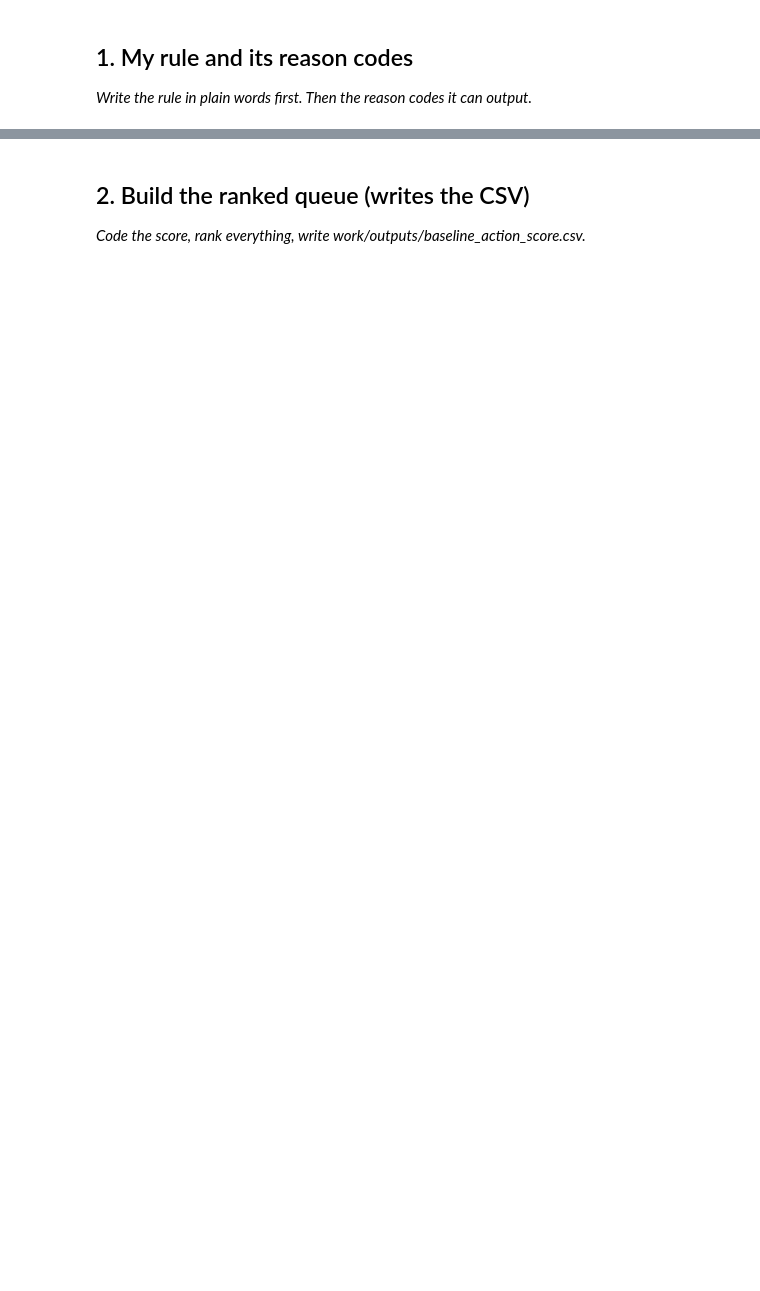
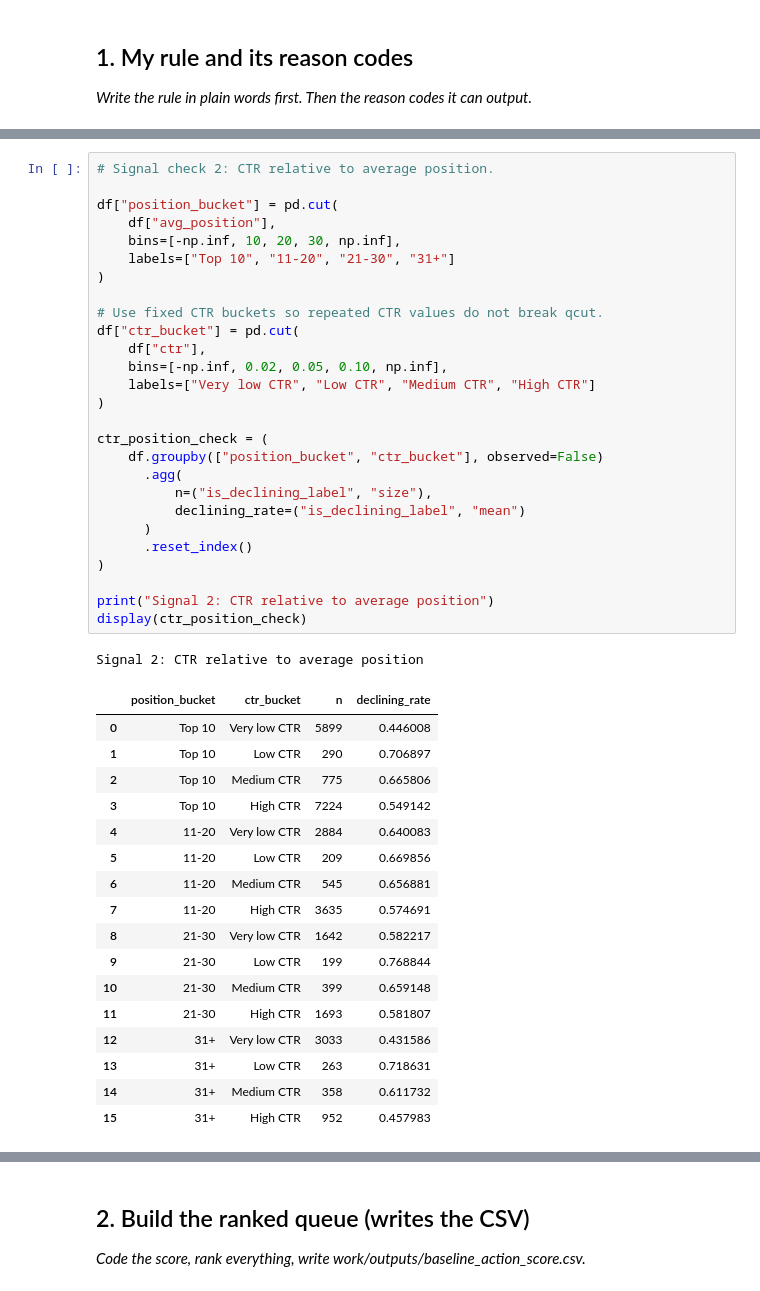
Before and after one commit to deeepanshchandra/flyrank-aiml-internship, a Jupyter notebook: work/notebooks/w04_baseline_score.ipynb, the cells around one changed output, grey strips where cells are left out. Drawn from its saved outputs; the diff is of its cells as text; blank space fills up the shorter version.

```diff
--- a/work/notebooks/w04_baseline_score.ipynb
+++ b/work/notebooks/w04_baseline_score.ipynb
@@ -15,0 +94,46 @@ This skeleton is yours to fill. Work the sections **in order** — each one has
+# %%
+# Signal check 2: CTR relative to average position.
+
+df["position_bucket"] = pd.cut(
+    df["avg_position"],
+    bins=[-np.inf, 10, 20, 30, np.inf],
+    labels=["Top 10", "11-20", "21-30", "31+"]
+)
+
+# Use fixed CTR buckets so repeated CTR values do not break qcut.
+df["ctr_bucket"] = pd.cut(
+    df["ctr"],
+    bins=[-np.inf, 0.02, 0.05, 0.10, np.inf],
+    labels=["Very low CTR", "Low CTR", "Medium CTR", "High CTR"]
+)
+
+ctr_position_check = (
+    df.groupby(["position_bucket", "ctr_bucket"], observed=False)
+      .agg(
+          n=("is_declining_label", "size"),
+          declining_rate=("is_declining_label", "mean")
+      )
+      .reset_index()
+)
+
+print("Signal 2: CTR relative to average position")
+display(ctr_position_check)
+# %% [output]
+Signal 2: CTR relative to average position
+|  | position_bucket | ctr_bucket | n | declining_rate |
+| 0 | Top 10 | Very low CTR | 5899 | 0.446008 |
+| 1 | Top 10 | Low CTR | 290 | 0.706897 |
+| 2 | Top 10 | Medium CTR | 775 | 0.665806 |
+| 3 | Top 10 | High CTR | 7224 | 0.549142 |
+| 4 | 11-20 | Very low CTR | 2884 | 0.640083 |
+| 5 | 11-20 | Low CTR | 209 | 0.669856 |
+| 6 | 11-20 | Medium CTR | 545 | 0.656881 |
+| 7 | 11-20 | High CTR | 3635 | 0.574691 |
+| 8 | 21-30 | Very low CTR | 1642 | 0.582217 |
+| 9 | 21-30 | Low CTR | 199 | 0.768844 |
+| 10 | 21-30 | Medium CTR | 399 | 0.659148 |
+| 11 | 21-30 | High CTR | 1693 | 0.581807 |
+| 12 | 31+ | Very low CTR | 3033 | 0.431586 |
+| 13 | 31+ | Low CTR | 263 | 0.718631 |
+| 14 | 31+ | Medium CTR | 358 | 0.611732 |
+| 15 | 31+ | High CTR | 952 | 0.457983 |
```
Also changed, not shown: parts of 12 cells of this notebook.
